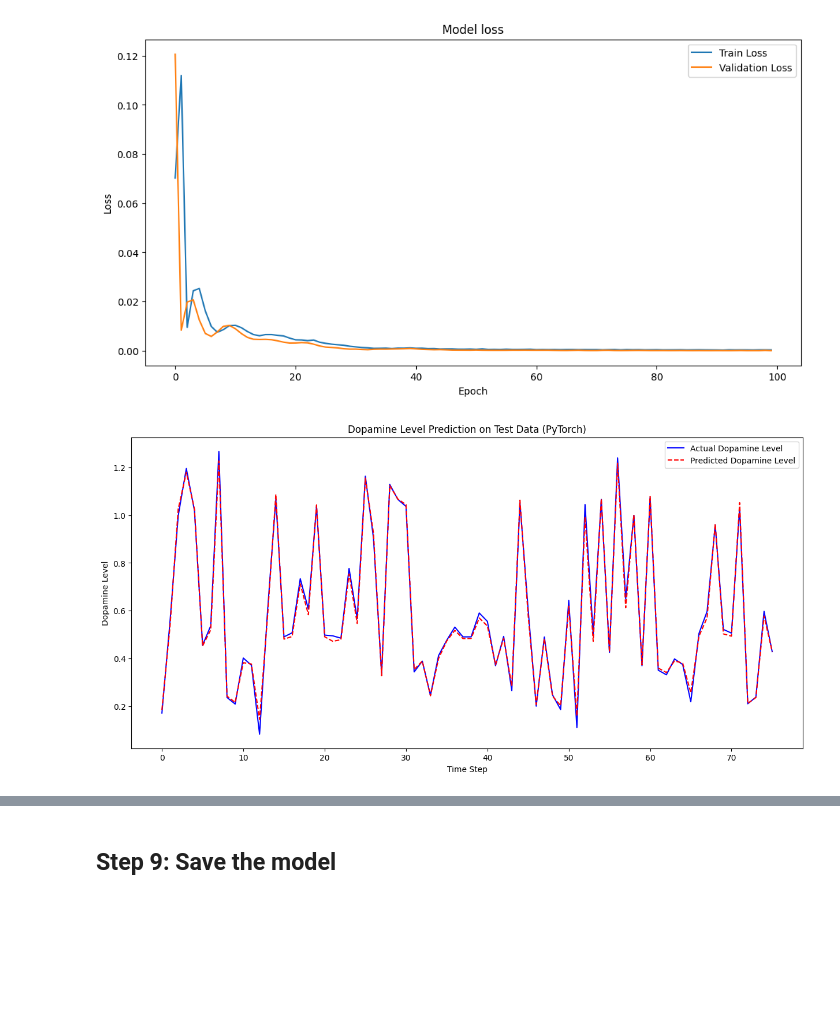
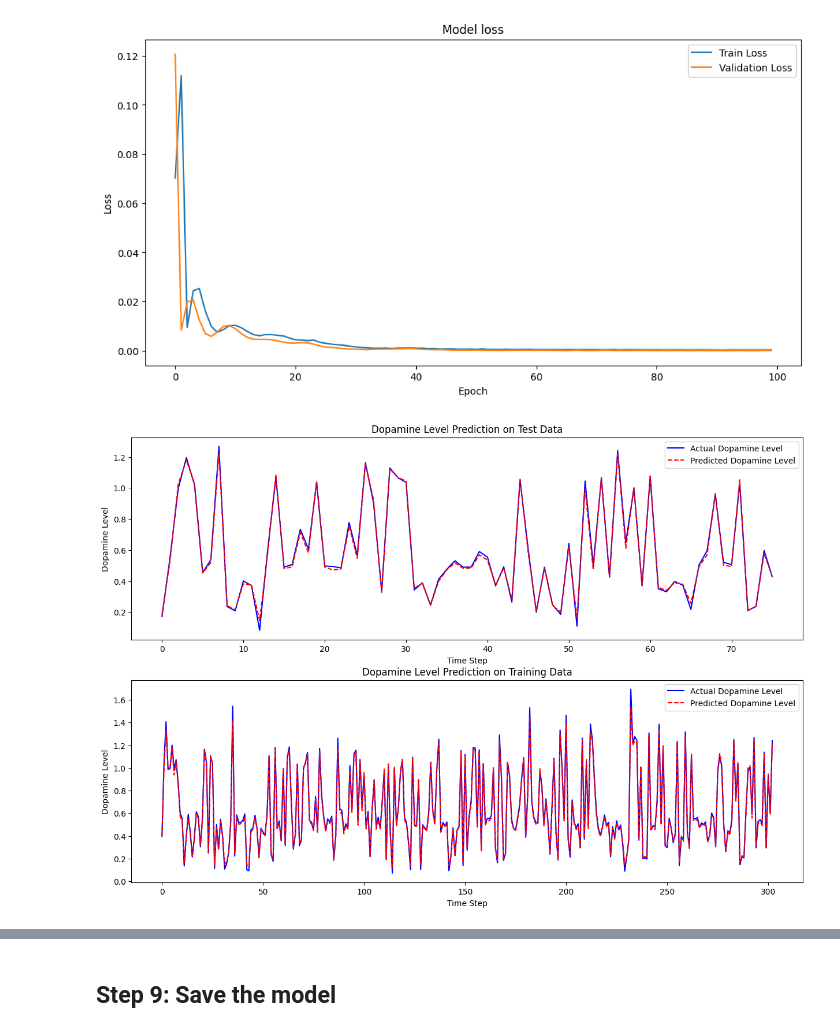
Before and after one commit to shunnnli/BrainClamp, a Jupyter notebook: rnn_model.ipynb, the cells around one changed output, grey strips where cells are left out. Drawn from its saved outputs; the diff is of its cells as text; code cells hidden in the pictures; blank space fills up the shorter version.

```diff
--- a/rnn_model.ipynb
+++ b/rnn_model.ipynb
@@ -582,13 +585,21 @@ test_predict_orig = inverse_transform_predictions(test_predict_np, scaler, input
 y_test_orig = inverse_transform_predictions(y_test_np, scaler, input_size)
 # %%
 # Plot the results on the test set
-plt.figure(figsize=(15, 7))
-plt.plot(y_test_orig, color='blue', label='Actual Dopamine Level')
-plt.plot(test_predict_orig, color='red', linestyle='--', label='Predicted Dopamine Level')
-plt.title('Dopamine Level Prediction on Test Data (PyTorch)')
-plt.xlabel('Time Step')
-plt.ylabel('Dopamine Level')
-plt.legend()
+fig, axs = plt.subplots(2,1,figsize=(15, 10))
+axs[0].plot(y_test_orig, color='blue', label='Actual Dopamine Level')
+axs[0].plot(test_predict_orig, color='red', linestyle='--', label='Predicted Dopamine Level')
+axs[0].set_title('Dopamine Level Prediction on Test Data')
+axs[0].set_xlabel('Time Step')
+axs[0].set_ylabel('Dopamine Level')
+axs[0].legend()
+
+axs[1].plot(y_train_orig, color='blue', label='Actual Dopamine Level')
+axs[1].plot(train_predict_orig, color='red', linestyle='--', label='Predicted Dopamine Level')
+axs[1].set_title('Dopamine Level Prediction on Training Data')
+axs[1].set_xlabel('Time Step')
+axs[1].set_ylabel('Dopamine Level')
+axs[1].legend()
+
 plt.show()
 # %% [output]
-[figure, old version]
+[figure, new version]
```
Also changed, not shown: parts of 9 cells of this notebook.
